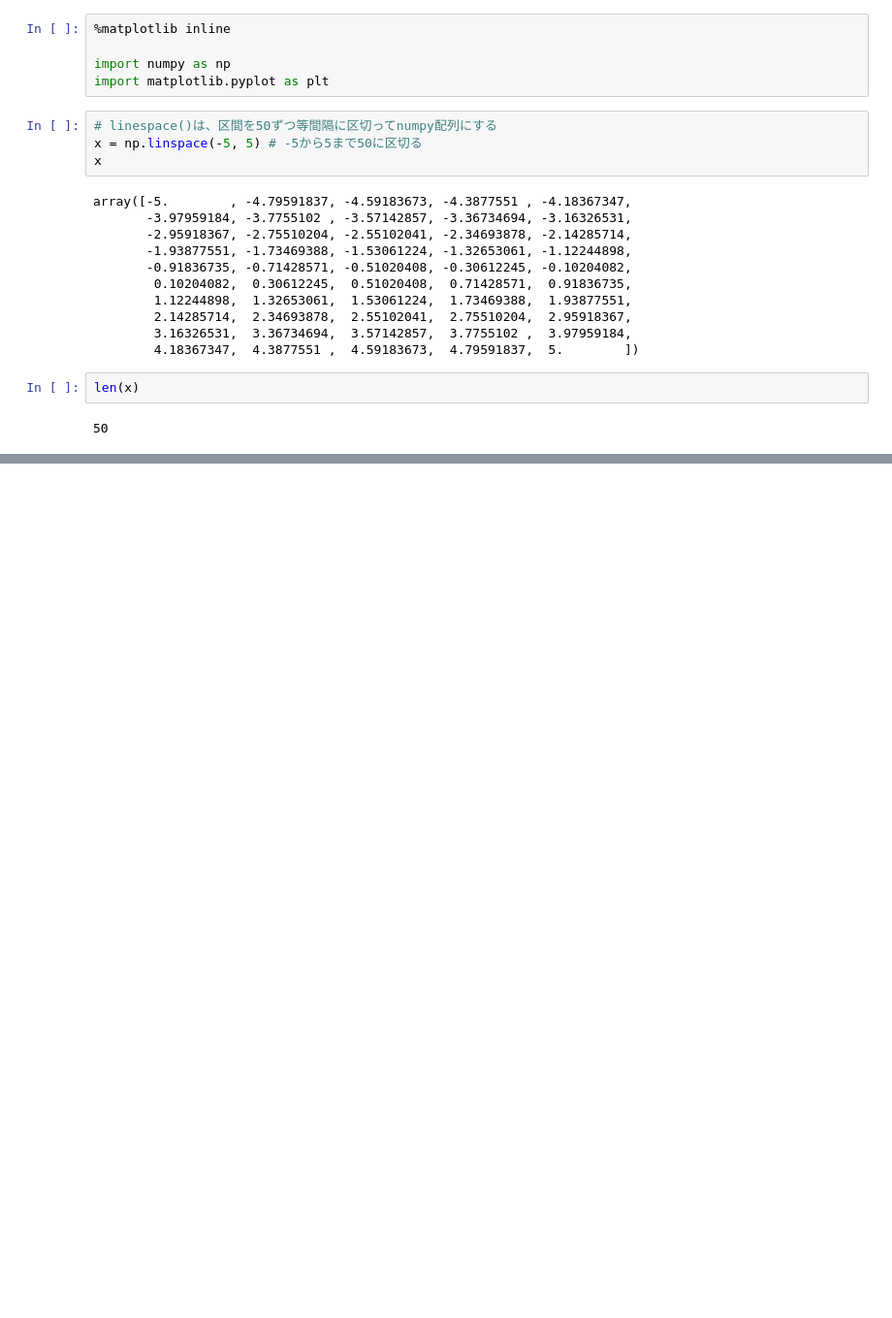
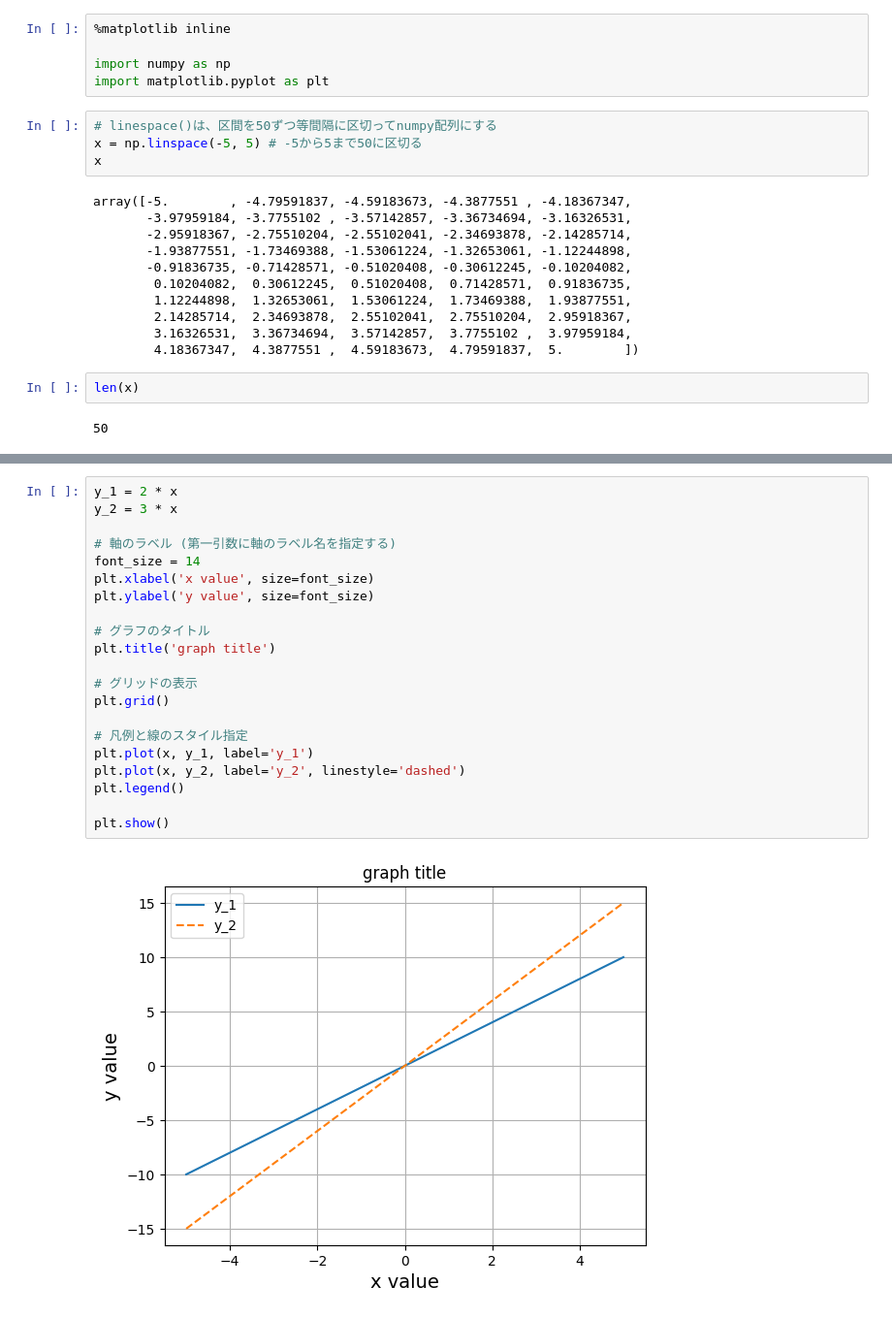
Before and after one commit to pixcelo/learn-math-python, a Jupyter notebook: matplotlib/plt_01.ipynb, the cells around one changed output, grey strips where cells are left out. Shown at 97% size. Saved outputs shown, nothing was run; the diff lists cells and outputs as text; blank space fills up the shorter version.

```diff
--- a/matplotlib/plt_01.ipynb
+++ b/matplotlib/plt_01.ipynb
@@ -24,0 +31,23 @@ len(x)
+# %%
+y_1 = 2 * x
+y_2 = 3 * x
+
+# 軸のラベル (第一引数に軸のラベル名を指定する)
+font_size = 14
+plt.xlabel('x value', size=font_size)
+plt.ylabel('y value', size=font_size)
+
+# グラフのタイトル
+plt.title('graph title')
+
+# グリッドの表示
+plt.grid()
+
+# 凡例と線のスタイル指定
+plt.plot(x, y_1, label='y_1')
+plt.plot(x, y_2, label='y_2', linestyle='dashed')
+plt.legend()
+
+plt.show()
+# %% [output]
+[figure, added]
```
Also changed, not shown: parts of 1 cell of this notebook.
